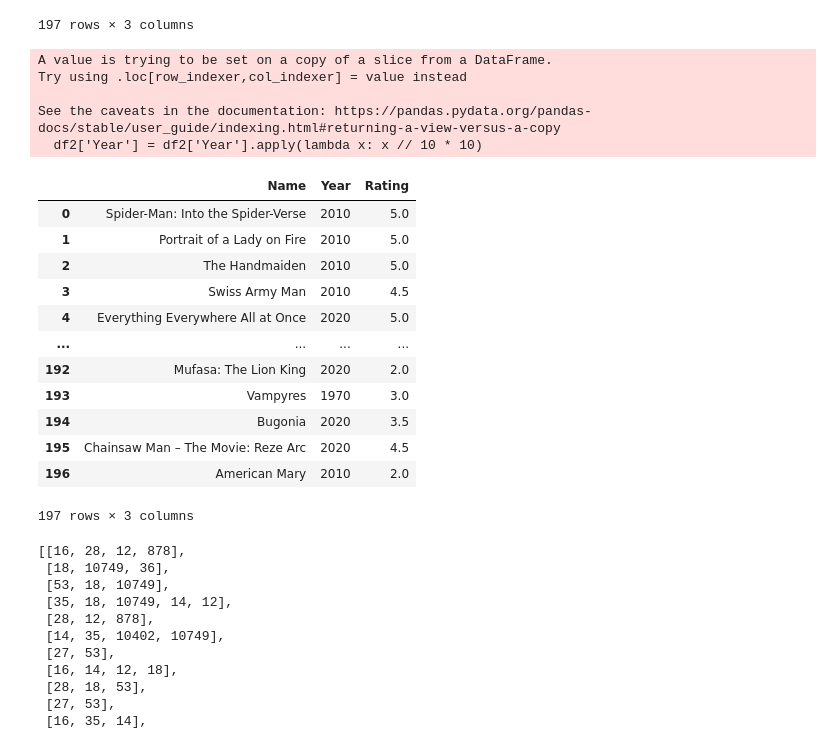
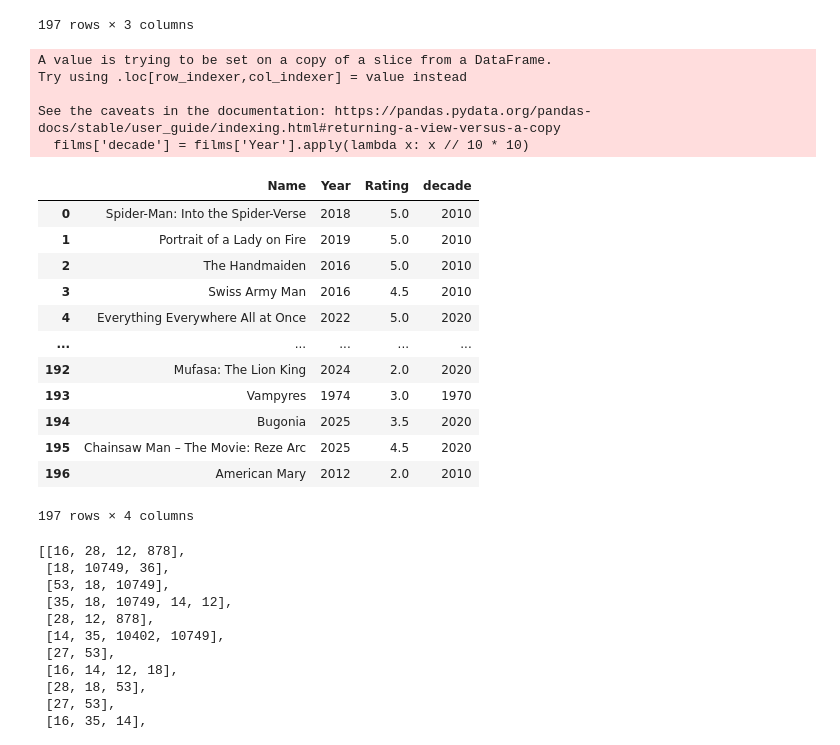
Before and after one commit to oof6/film_hijinks, a Jupyter notebook: play.ipynb, the cells around one changed output. Cells and saved outputs as stored; diff of their text form; code cells hidden in the pictures.

```diff
--- a/play.ipynb
+++ b/play.ipynb
@@ -24,4 +23,8 @@ genre = tmdb.Genres()
 
 #all available genres
 genres_lst = genre.movie_list()
+# %%
+gen = []
+for x in genre_dict:
+    gen.append(genre_dict[x])
 # %%
@@ -76,3 +58,0 @@ search.movie(query='The Avengers')
-# %%
-for x in s:
-    print(genre_dict[x])
@@ -116,5 +79,5 @@ df
 | 196 | 2025-11-13 | American Mary | 2012 | https://boxd.it/48WY | 2.0 |
 197 rows × 5 columns
 # %%
-df2 = df[['Name', 'Year', 'Rating']]
+films = df[['Name', 'Year', 'Rating']]
 # %%
@@ -136,28 +99,28 @@ df2
 # %%
 #put the years into a decade range
 
-df2['Year'] = df2['Year'].apply(lambda x: x // 10 * 10)
+films['decade'] = films['Year'].apply(lambda x: x // 10 * 10)
 # %% [output]
 A value is trying to be set on a copy of a slice from a DataFrame.
 Try using .loc[row_indexer,col_indexer] = value instead
 
 See the caveats in the documentation: https://pandas.pydata.org/pandas-docs/stable/user_guide/indexing.html#returning-a-view-versus-a-copy
-  df2['Year'] = df2['Year'].apply(lambda x: x // 10 * 10)
+  films['decade'] = films['Year'].apply(lambda x: x // 10 * 10)
 # %%
-df2
+films
 # %% [output]
-|  | Name | Year | Rating |
-| 0 | Spider-Man: Into the Spider-Verse | 2010 | 5.0 |
-| 1 | Portrait of a Lady on Fire | 2010 | 5.0 |
-| 2 | The Handmaiden | 2010 | 5.0 |
-| 3 | Swiss Army Man | 2010 | 4.5 |
-| 4 | Everything Everywhere All at Once | 2020 | 5.0 |
-| ... | ... | ... | ... |
-| 192 | Mufasa: The Lion King | 2020 | 2.0 |
-| 193 | Vampyres | 1970 | 3.0 |
-| 194 | Bugonia | 2020 | 3.5 |
-| 195 | Chainsaw Man – The Movie: Reze Arc | 2020 | 4.5 |
-| 196 | American Mary | 2010 | 2.0 |
+|  | Name | Year | Rating | decade |
+| 0 | Spider-Man: Into the Spider-Verse | 2018 | 5.0 | 2010 |
+| 1 | Portrait of a Lady on Fire | 2019 | 5.0 | 2010 |
+| 2 | The Handmaiden | 2016 | 5.0 | 2010 |
+| 3 | Swiss Army Man | 2016 | 4.5 | 2010 |
+| 4 | Everything Everywhere All at Once | 2022 | 5.0 | 2020 |
+| ... | ... | ... | ... | ... |
+| 192 | Mufasa: The Lion King | 2024 | 2.0 | 2020 |
+| 193 | Vampyres | 1974 | 3.0 | 1970 |
+| 194 | Bugonia | 2025 | 3.5 | 2020 |
+| 195 | Chainsaw Man – The Movie: Reze Arc | 2025 | 4.5 | 2020 |
+| 196 | American Mary | 2012 | 2.0 | 2010 |
-197 rows × 3 columns
+197 rows × 4 columns
 # %%
 genres = []
```
Also changed, not shown: parts of 41 cells of this notebook, 1 other file.
